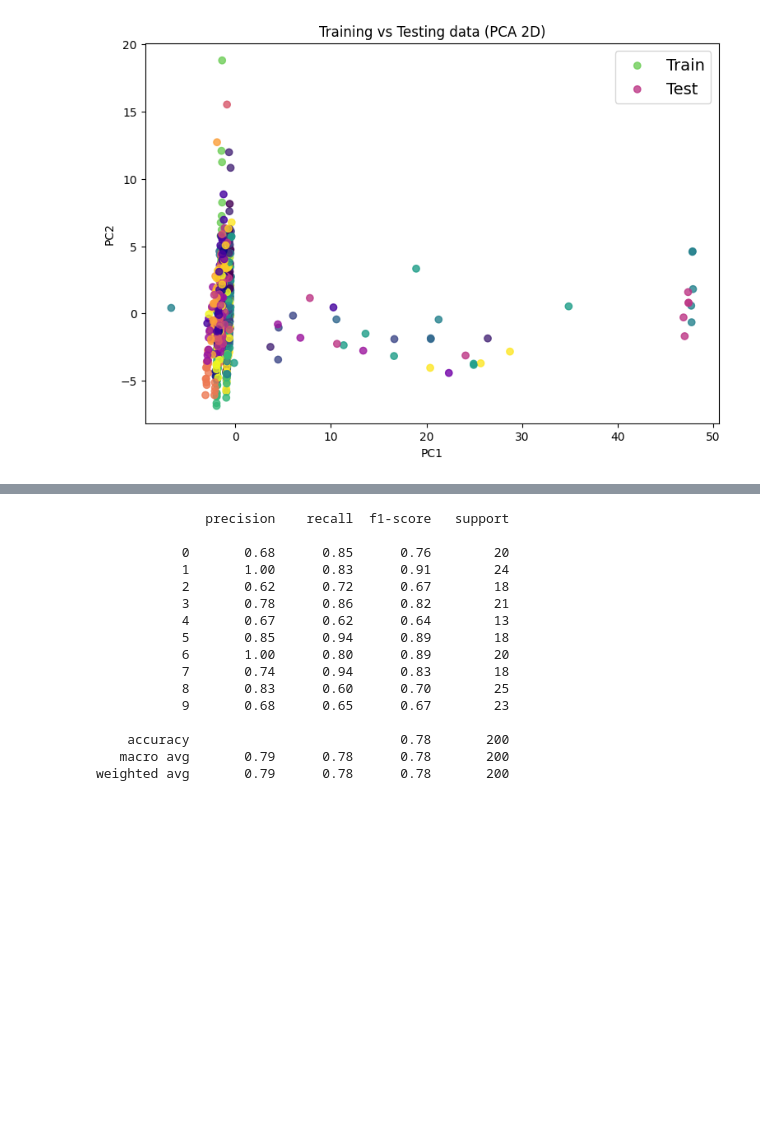
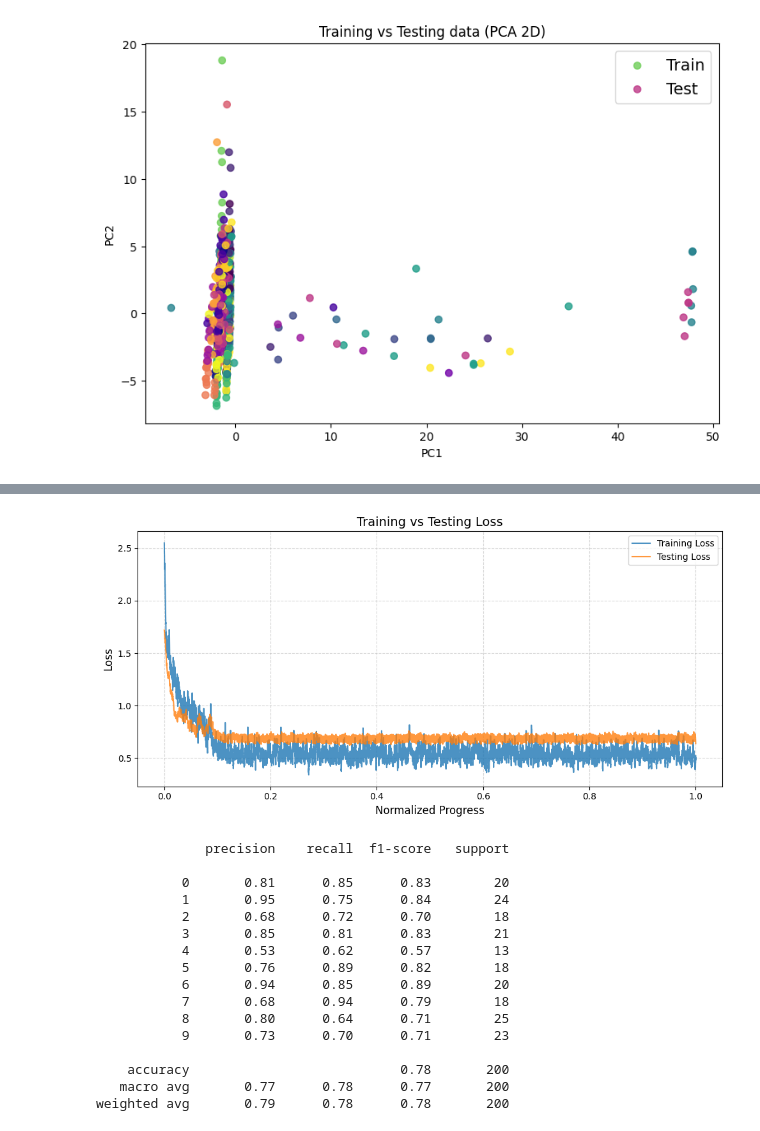
Before and after one commit to NickKirilov/Classically-Punk, a Jupyter notebook: classically_punk.ipynb, the cells around one changed output, grey strips where cells are left out. Saved outputs shown, nothing was run; the diff lists cells and outputs as text; code cells hidden in the pictures; blank space fills up the shorter version.

```diff
--- a/classically_punk.ipynb
+++ b/classically_punk.ipynb
@@ -217,4 +215,2 @@ Next, I have to standardize the rest features. I will be utilizing the RobustSca
 # %%
-scaler = RobustScaler()
-X = scaler.fit_transform(df.drop(columns=["genre", "audio_path"]))
-X
+X = df.drop(columns=["genre", "audio_path"])
@@ -243,0 +228,5 @@ X_train.shape, X_val.shape, X_test.shape
+# %%
+scaler = RobustScaler()
+X_train = scaler.fit_transform(X_train)
+X_test = scaler.transform(X_test)
+X_val = scaler.transform(X_val)
@@ -356,7 +361,7 @@ class AudioFCClassifier(nn.Module):
             nn.Linear(input_dim, 1024),
             nn.ReLU(),
             nn.BatchNorm1d(1024),
-            nn.Dropout(0.4),
+            nn.Dropout(0.5),
 
             nn.Linear(1024, 512),
             nn.ReLU(),
@@ -390,21 +395,21 @@ train_dataloader = DataLoader(train_dataset, batch_size=16, shuffle=True)
 test_dataloader = DataLoader(test_dataset, batch_size=16)
 val_dataloader = DataLoader(val_dataset, batch_size=16)
 # %%
-epochs = 301
+epochs = 401
 
 # Track different values
 epoch_count = []
 loss_values = []
 test_loss_values = []
 
-patience = 5
+patience = 10
 best_val_loss = float('inf')
 epochs_no_improve = 0
 
 loss_fn = nn.CrossEntropyLoss()
-optimizer = torch.optim.Adam(model.parameters(), lr=0.01)
+optimizer = torch.optim.AdamW(model.parameters(), lr=0.01)
 scheduler = torch.optim.lr_scheduler.ReduceLROnPlateau(
-    optimizer, mode='min', factor=0.5, patience=5
+    optimizer, mode='min', factor=0.05, patience=10
 )
 
 for epoch in range(epochs):
@@ -449,7 +454,7 @@ for epoch in range(epochs):
     else:
         epochs_no_improve += 1
 
-    if epochs_no_improve >= early_stop_patience:
+    if epochs_no_improve >= patience:
         print(f"Early stopping triggered after {epoch+1} epochs.")
         break
 
@@ -467,3 +529,7 @@ Epoch: 300, Train Loss: 0.37342673540115356, Mean Loss: 0.39175736904144287, Tes
+# %%
+plot_train_test_losses(loss_values, test_loss_values)
+# %% [output]
+[figure, added]
 # %%
 y_preds = []
 y_tests = []
@@ -486,17 +552,17 @@ with torch.inference_mode():
 # %% [output]
               precision    recall  f1-score   support
 
-           0       0.68      0.85      0.76        20
-           1       1.00      0.83      0.91        24
-           2       0.62      0.72      0.67        18
-           3       0.78      0.86      0.82        21
-           4       0.67      0.62      0.64        13
-           5       0.85      0.94      0.89        18
-           6       1.00      0.80      0.89        20
-           7       0.74      0.94      0.83        18
-           8       0.83      0.60      0.70        25
-           9       0.68      0.65      0.67        23
+           0       0.81      0.85      0.83        20
+           1       0.95      0.75      0.84        24
+           2       0.68      0.72      0.70        18
+           3       0.85      0.81      0.83        21
+           4       0.53      0.62      0.57        13
+           5       0.76      0.89      0.82        18
+           6       0.94      0.85      0.89        20
+           7       0.68      0.94      0.79        18
+           8       0.80      0.64      0.71        25
+           9       0.73      0.70      0.71        23
 
     accuracy                           0.78       200
-   macro avg       0.79      0.78      0.78       200
+   macro avg       0.77      0.78      0.77       200
 weighted avg       0.79      0.78      0.78       200
```
Also changed, not shown: parts of 12 cells of this notebook.
